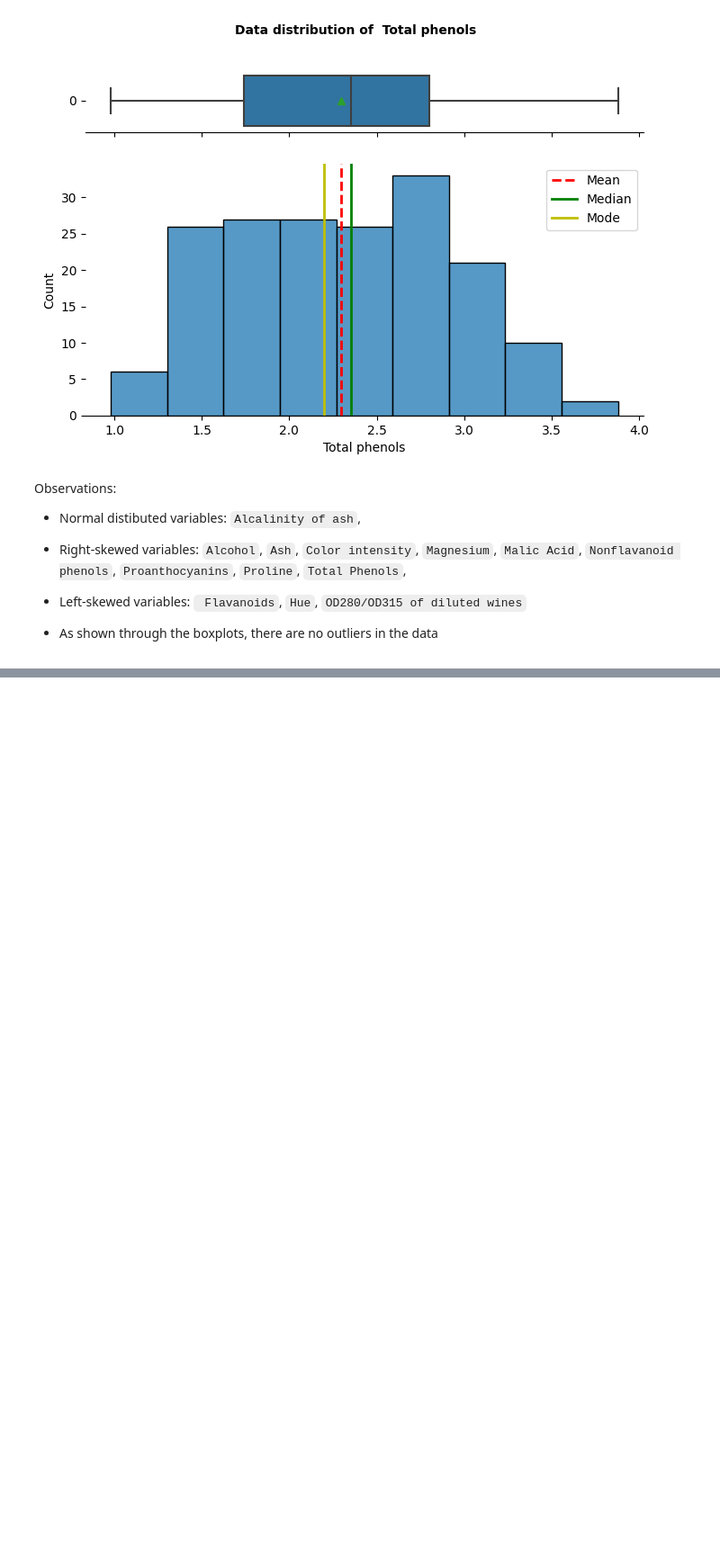
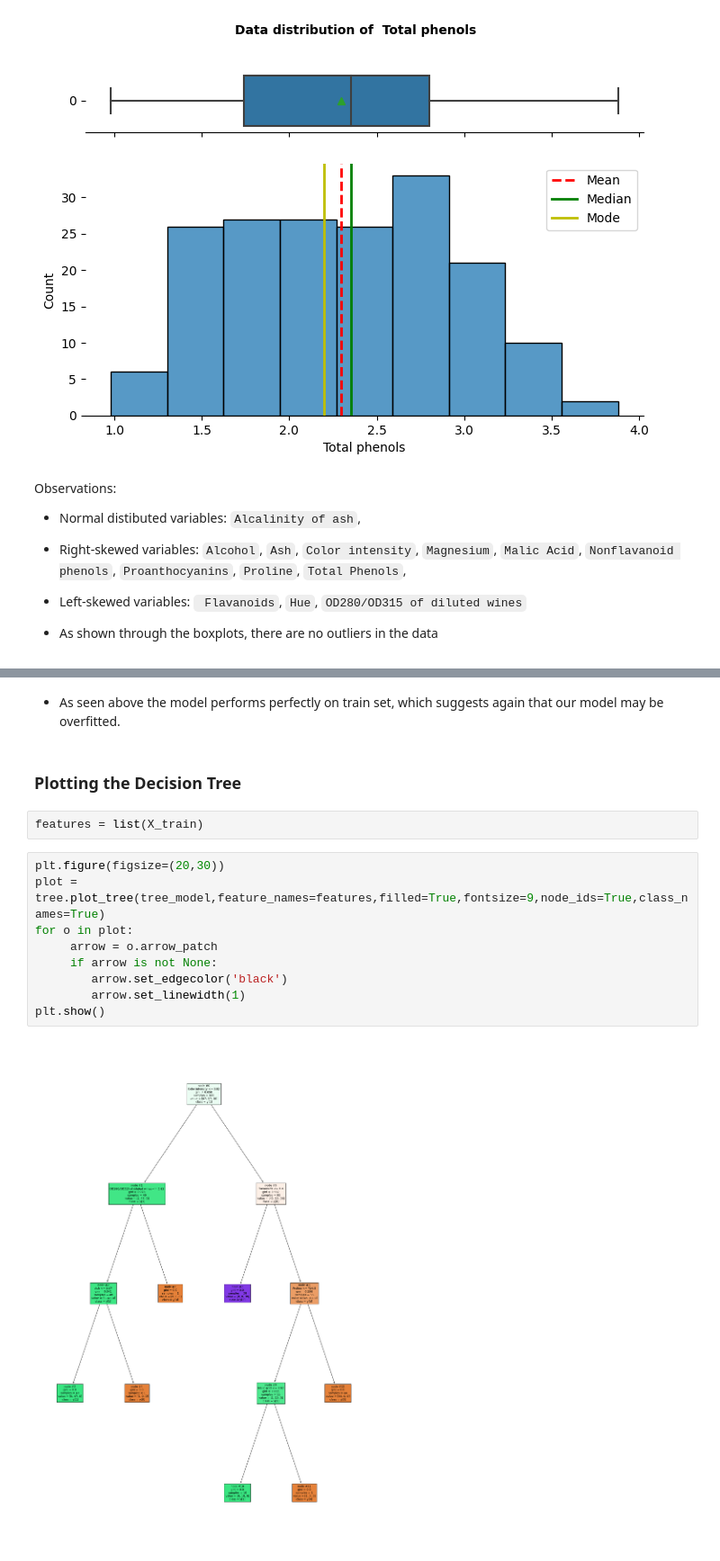
Before and after one commit to nadiaverdha/MachineLearningEx1, a Jupyter notebook: Ex1_wine.ipynb, the cells around one changed output, grey strips where cells are left out. Shown at 90% size. Saved outputs shown, nothing was run; the diff lists cells and outputs as text; blank space fills up the shorter version.

```diff
--- a/Ex1_wine.ipynb
+++ b/Ex1_wine.ipynb
@@ -232,0 +305,17 @@ Observations:
+# %% [markdown]
+- As seen above the model performs perfectly on train set, which suggests again that our model may be overfitted.
+# %% [markdown]
+### Plotting the Decision Tree
+# %%
+features = list(X_train)
+# %%
+plt.figure(figsize=(20,30))
+plot = tree.plot_tree(tree_model,feature_names=features,filled=True,fontsize=9,node_ids=True,class_names=True)
+for o in plot:
+     arrow = o.arrow_patch
+     if arrow is not None:
+        arrow.set_edgecolor('black')
+        arrow.set_linewidth(1)
+plt.show()
+# %% [output]
+[figure, added]
```
Also changed, not shown: parts of 29 cells of this notebook, 1 other file.
